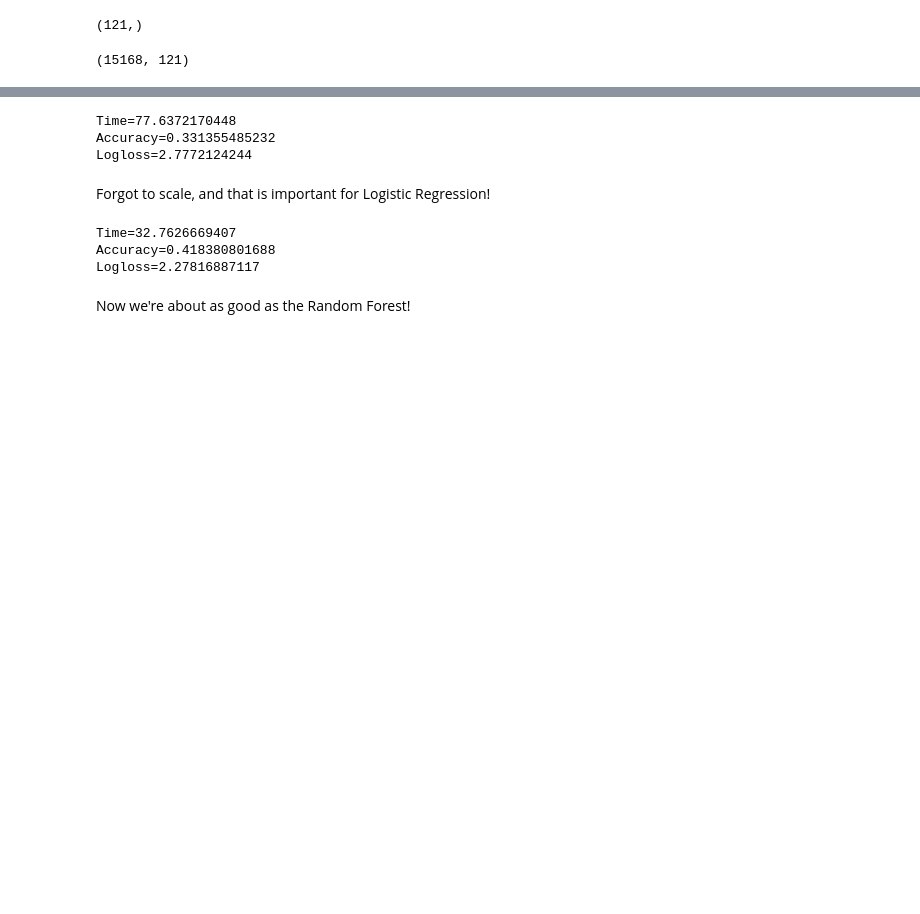
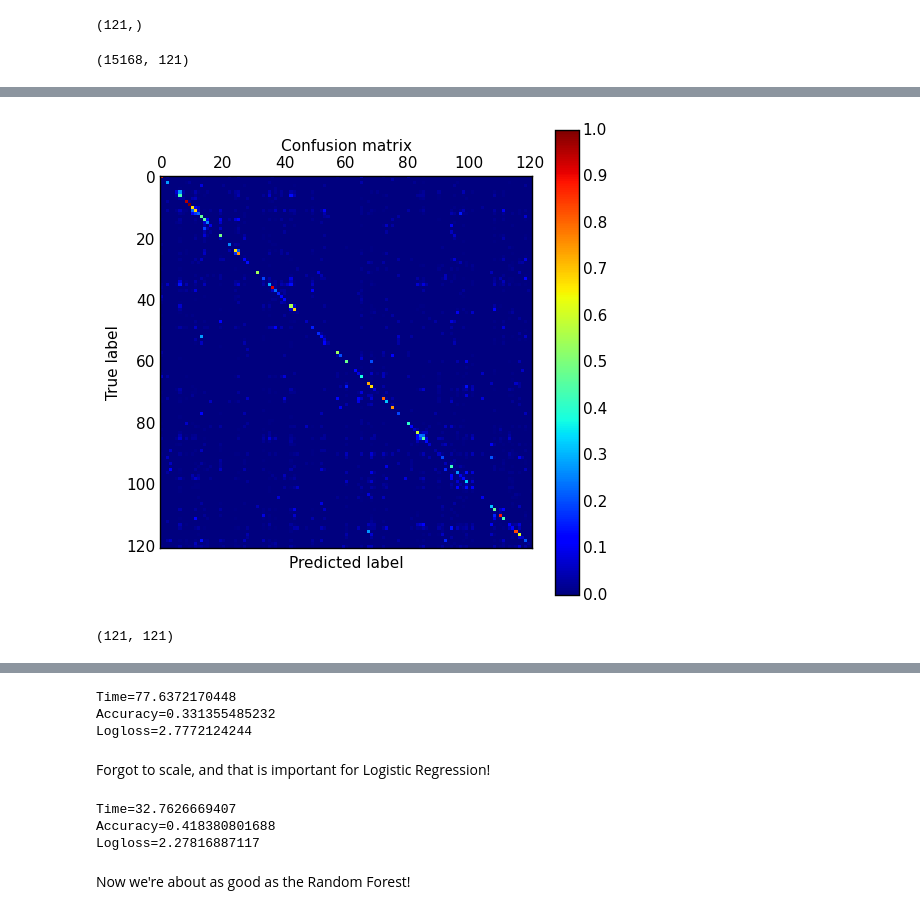
Before and after one commit to Neuroglycerin/neukrill-net-work, a Jupyter notebook: notebooks/Haralick.ipynb, the cells around one changed output, grey strips where cells are left out. Saved outputs shown, nothing was run; the diff lists cells and outputs as text; code cells hidden in the pictures; blank space fills up the shorter version.

```diff
--- a/notebooks/Haralick.ipynb
+++ b/notebooks/Haralick.ipynb
@@ -188,0 +264,11 @@ ValueError: y_true and y_pred have different number of classes 121, 2
+# %%
+CM1 = (CM+0.0) / CM.sum(1)
+# %%
+plt.matshow(CM1)
+plt.title('Confusion matrix')
+plt.colorbar()
+plt.ylabel('True label')
+plt.xlabel('Predicted label')
+plt.show()
+# %% [output]
+[figure, added]
@@ -188,0 +288,4 @@ ValueError: y_true and y_pred have different number of classes 121, 2
+# %%
+CM2.shape
+# %% [output]
+(121, 121)
```
Also changed, not shown: parts of 54 cells of this notebook, 2 other files.
